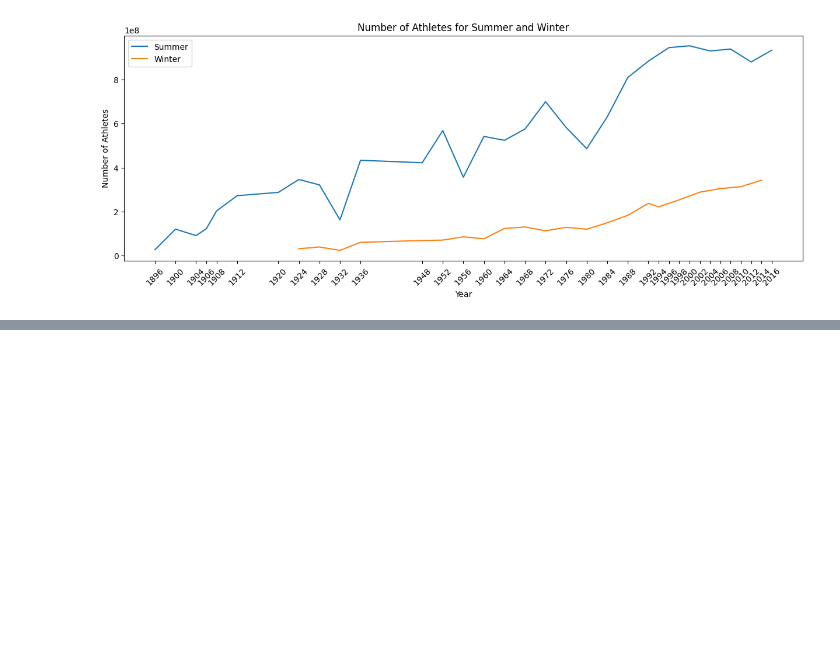
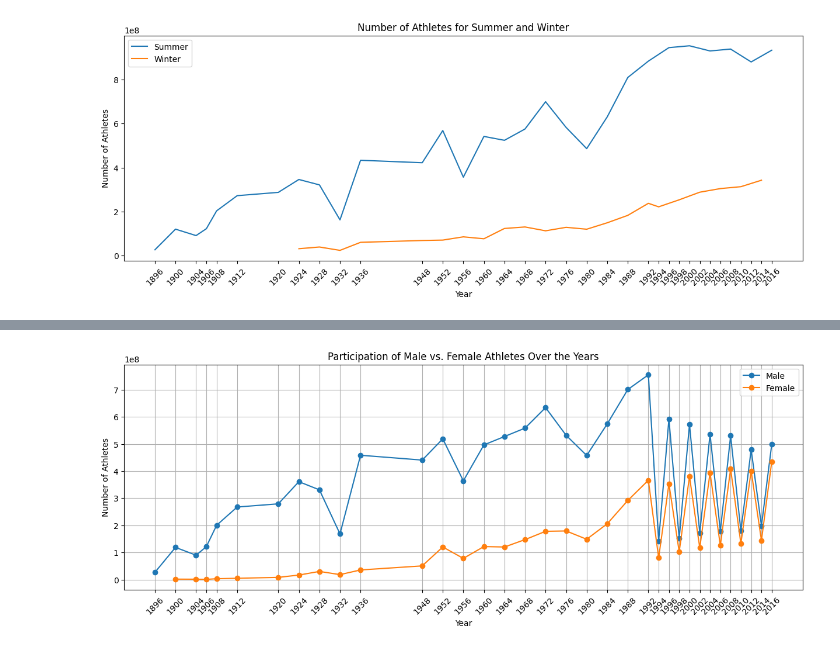
Before and after one commit to BassamSaleh99/Olympic-EDA, a Jupyter notebook: Olympic-EDA.ipynb, the cells around one changed output, grey strips where cells are left out. Saved outputs shown, nothing was run; the diff lists cells and outputs as text; code cells hidden in the pictures; blank space fills up the shorter version.

Commit message:
How has the participation of male vs. female athletes changed over the years?

```diff
--- a/Olympic-EDA.ipynb
+++ b/Olympic-EDA.ipynb
@@ -283,0 +286,7 @@ plt.show()
+# %%
+male = df1[df1['Sex'] == 'M']
+female = df1[df1['Sex'] == 'F']
+number_of_m = male.groupby('Year')['ID'].sum()
+number_of_f = female.groupby('Year')['ID'].sum()
+print(number_of_m)
+print(number_of_f)
@@ -283,0 +311,13 @@ plt.show()
+# %%
+plt.figure(figsize=(15,5))
+plt.plot(number_of_m.index,number_of_m.values,label='Male',marker = 'o')
+plt.plot(number_of_f.index,number_of_f.values,label='Female',marker = 'o')
+plt.title('Participation of Male vs. Female Athletes Over the Years')
+plt.xlabel('Year')
+plt.ylabel('Number of Athletes')
+plt.xticks(number_of_m.index.union(number_of_f.index), rotation=45)
+plt.legend()
+plt.grid(True)
+plt.show()
+# %% [output]
+[figure, added]
```
Also changed, not shown: parts of 2 cells of this notebook.
